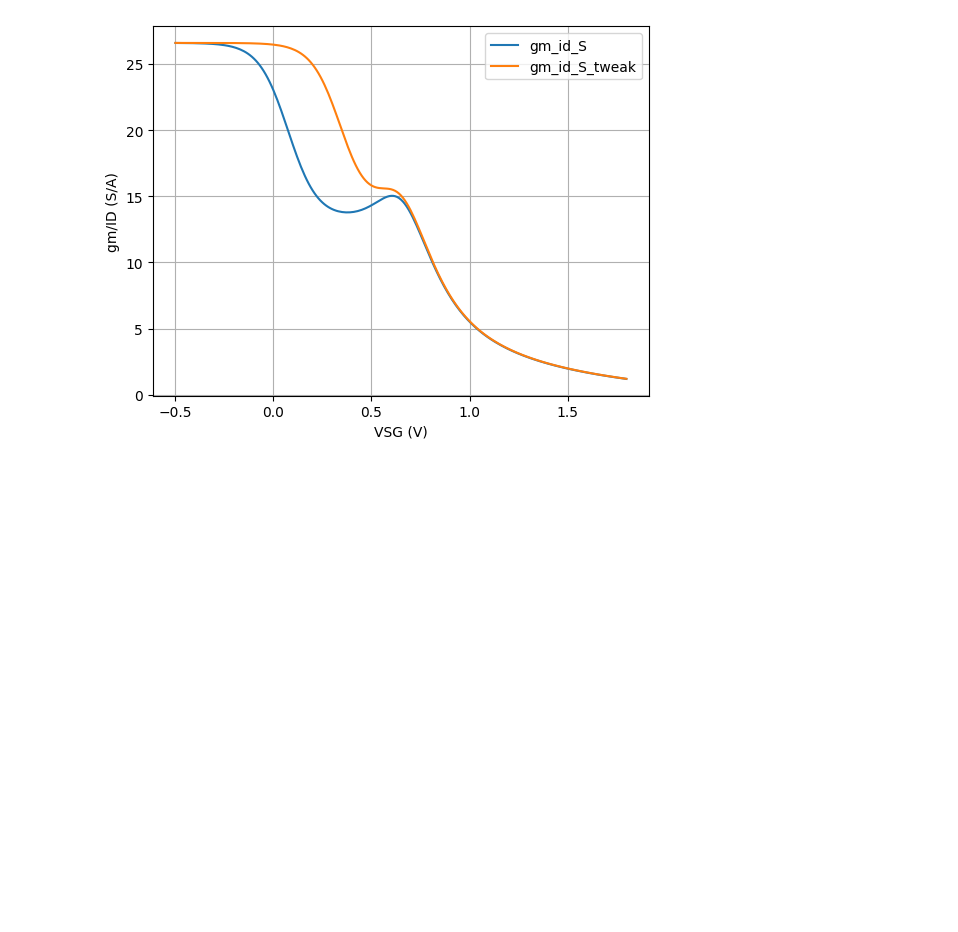
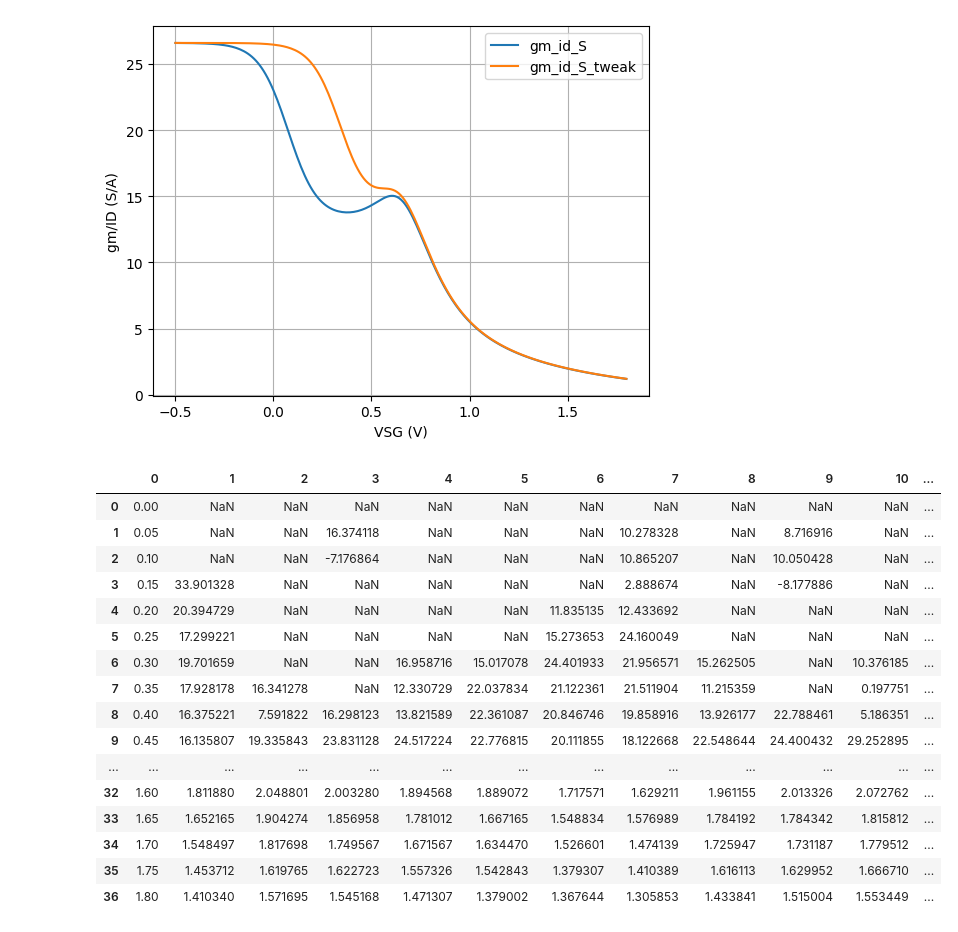
Before and after one commit to bmurmann/Ngspice-on-Colab, a Jupyter notebook: notebooks/SKY130_PMOS_debug.ipynb, the cells around one changed output. Saved outputs shown, nothing was run; the diff lists cells and outputs as text; code cells hidden in the pictures; blank space fills up the shorter version.

```diff
--- a/notebooks/SKY130_PMOS_debug.ipynb
+++ b/notebooks/SKY130_PMOS_debug.ipynb
@@ -210,3 +206,27 @@ plt.grid()
 plt.show()
 # %% [output]
 [figure]
+# %%
+# Overlay gm/ID from measured data
+dfm=pd.read_csv('https://docs.google.com/spreadsheets/d/' +
+            '1J-B1qzOxdmoTMGWhq--UArI2PJQzs_YnAjVnoVEPsGo' +
+            '/export?gid=0&format=csv')
+dfm
+# %% [output]
+|  | 0 | 1 | 2 | 3 | 4 | 5 | 6 | 7 | 8 | 9 | 10 | ... |
+| 0 | 0.00 | NaN | NaN | NaN | NaN | NaN | NaN | NaN | NaN | NaN | NaN | ... |
+| 1 | 0.05 | NaN | NaN | 16.374118 | NaN | NaN | NaN | 10.278328 | NaN | 8.716916 | NaN | ... |
+| 2 | 0.10 | NaN | NaN | -7.176864 | NaN | NaN | NaN | 10.865207 | NaN | 10.050428 | NaN | ... |
+| 3 | 0.15 | 33.901328 | NaN | NaN | NaN | NaN | NaN | 2.888674 | NaN | -8.177886 | NaN | ... |
+| 4 | 0.20 | 20.394729 | NaN | NaN | NaN | NaN | 11.835135 | 12.433692 | NaN | NaN | NaN | ... |
+| 5 | 0.25 | 17.299221 | NaN | NaN | NaN | NaN | 15.273653 | 24.160049 | NaN | NaN | NaN | ... |
+| 6 | 0.30 | 19.701659 | NaN | NaN | 16.958716 | 15.017078 | 24.401933 | 21.956571 | 15.262505 | NaN | 10.376185 | ... |
+| 7 | 0.35 | 17.928178 | 16.341278 | NaN | 12.330729 | 22.037834 | 21.122361 | 21.511904 | 11.215359 | NaN | 0.197751 | ... |
+| 8 | 0.40 | 16.375221 | 7.591822 | 16.298123 | 13.821589 | 22.361087 | 20.846746 | 19.858916 | 13.926177 | 22.788461 | 5.186351 | ... |
+| 9 | 0.45 | 16.135807 | 19.335843 | 23.831128 | 24.517224 | 22.776815 | 20.111855 | 18.122668 | 22.548644 | 24.400432 | 29.252895 | ... |
+| ... | ... | ... | ... | ... | ... | ... | ... | ... | ... | ... | ... | ... |
+| 32 | 1.60 | 1.811880 | 2.048801 | 2.003280 | 1.894568 | 1.889072 | 1.717571 | 1.629211 | 1.961155 | 2.013326 | 2.072762 | ... |
+| 33 | 1.65 | 1.652165 | 1.904274 | 1.856958 | 1.781012 | 1.667165 | 1.548834 | 1.576989 | 1.784192 | 1.784342 | 1.815812 | ... |
+| 34 | 1.70 | 1.548497 | 1.817698 | 1.749567 | 1.671567 | 1.634470 | 1.526601 | 1.474139 | 1.725947 | 1.731187 | 1.779512 | ... |
+| 35 | 1.75 | 1.453712 | 1.619765 | 1.622723 | 1.557326 | 1.542843 | 1.379307 | 1.410389 | 1.616113 | 1.629952 | 1.666710 | ... |
+| 36 | 1.80 | 1.410340 | 1.571695 | 1.545168 | 1.471307 | 1.379002 | 1.367644 | 1.305853 | 1.433841 | 1.515004 | 1.553449 | ... |
```
Also changed, not shown: parts of 5 cells of this notebook.
